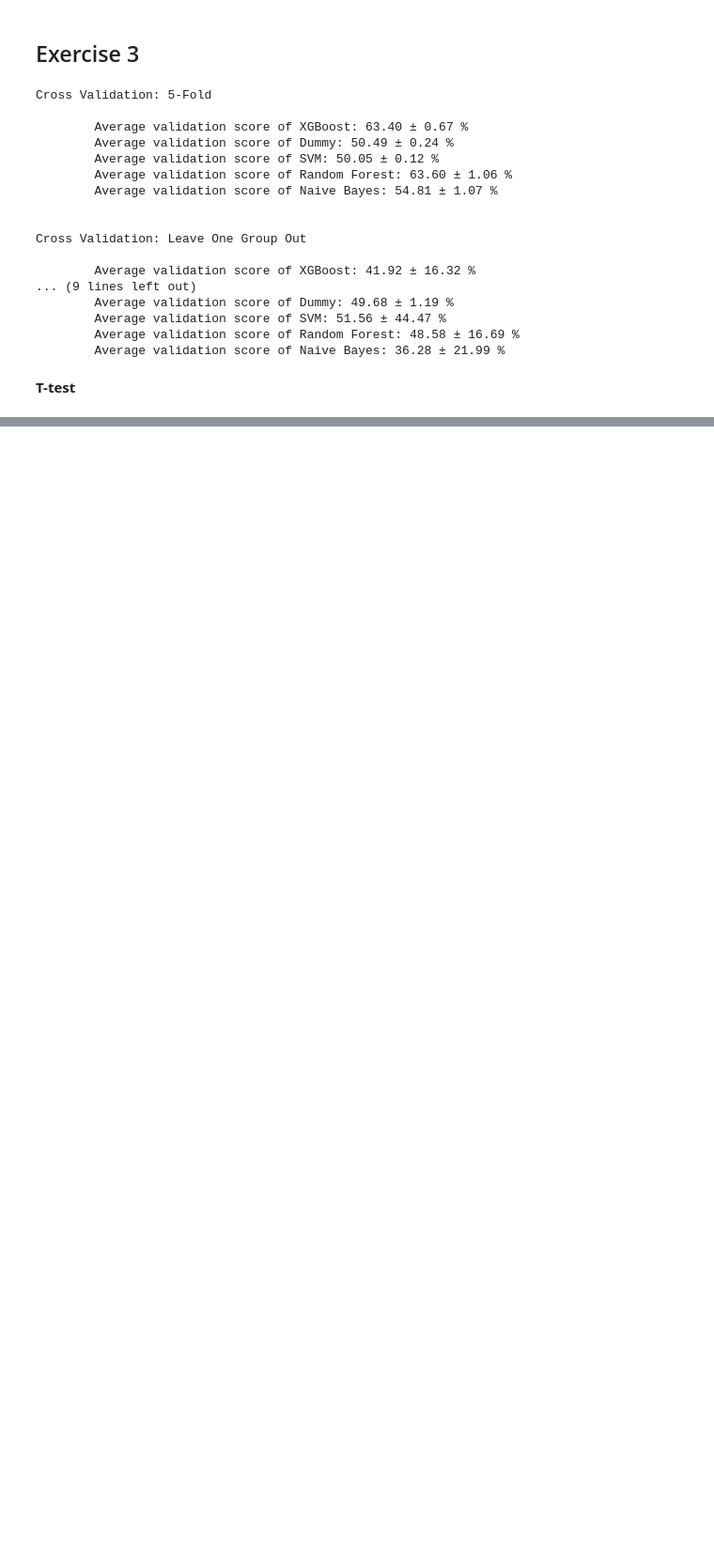
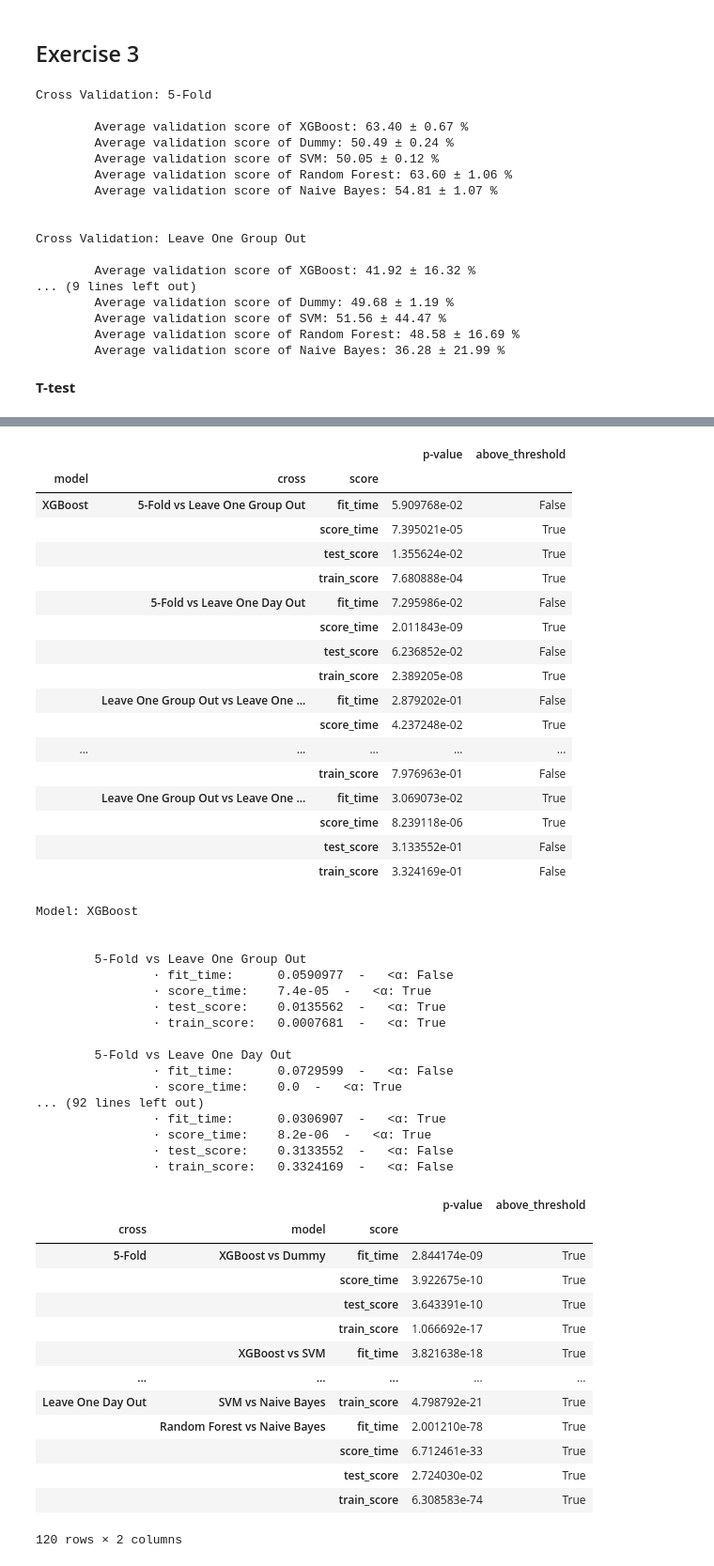
Before and after one commit to dadegrande99/AssignmentsMWC_Grandesso, a Jupyter notebook: Assignment04/MWC - Assignment04 - Davide Grandesso.ipynb, the cells around one changed output, grey strips where cells are left out. Shown at 94% size. Cells and saved outputs as stored; diff of their text form; code cells hidden in the pictures; blank space fills up the shorter version.

```diff
--- a/Assignment04/MWC - Assignment04 - Davide Grandesso.ipynb
+++ b/Assignment04/MWC - Assignment04 - Davide Grandesso.ipynb
@@ -1263,0 +1293,70 @@ Model: XGBoost
+# %%
+display(test_df1)
+
+for model in test_df1.index.get_level_values(0).unique():
+    print(f"\n\nModel: {model}\n")
+    for cross in test_df1.index.get_level_values(1).unique():
+        print(f"\n\t{cross}")
+        for score in test_df1.index.get_level_values(2).unique():
+            print(f"\t\t\u00b7 {score}:\t {round(test_df1.loc[model, cross, score]['p-value'], 7)}  -   <\u03b1: {test_df1.loc[model, cross, score]['above_threshold']}")
+
+###############
+
+display(test_df2)
+
+for cross in test_df2.index.get_level_values(0).unique():
+    print(f"\n\nCross Validation: {cross}\n")
+    for model in test_df2.index.get_level_values(1).unique():
+        print(f"\n\t{model}")
+        for score in test_df2.index.get_level_values(2).unique():
+            print(f"\t\t\u00b7 {score}:\t {round(test_df2.loc[cross, model, score]['p-value'], 7)}  -   <\u03b1: {test_df2.loc[cross, model, score]['above_threshold']}")
+# %% [output]
+|  |  |  | p-value | above_threshold |
+| model | cross | score |  |  |
+| XGBoost | 5-Fold vs Leave One Group Out | fit_time | 5.909768e-02 | False |
+|  |  | score_time | 7.395021e-05 | True |
+|  |  | test_score | 1.355624e-02 | True |
+|  |  | train_score | 7.680888e-04 | True |
+|  | 5-Fold vs Leave One Day Out | fit_time | 7.295986e-02 | False |
+|  |  | score_time | 2.011843e-09 | True |
+|  |  | test_score | 6.236852e-02 | False |
+|  |  | train_score | 2.389205e-08 | True |
+|  | Leave One Group Out vs Leave One ... | fit_time | 2.879202e-01 | False |
+|  |  | score_time | 4.237248e-02 | True |
+| ... | ... | ... | ... | ... |
+|  |  | train_score | 7.976963e-01 | False |
+|  | Leave One Group Out vs Leave One ... | fit_time | 3.069073e-02 | True |
+|  |  | score_time | 8.239118e-06 | True |
+|  |  | test_score | 3.133552e-01 | False |
+|  |  | train_score | 3.324169e-01 | False |
+Model: XGBoost
+
+
+        5-Fold vs Leave One Group Out
+                · fit_time:      0.0590977  -   <α: False
+                · score_time:    7.4e-05  -   <α: True
+                · test_score:    0.0135562  -   <α: True
+                · train_score:   0.0007681  -   <α: True
+
+        5-Fold vs Leave One Day Out
+                · fit_time:      0.0729599  -   <α: False
+                · score_time:    0.0  -   <α: True
+... (92 lines left out)
+                · fit_time:      0.0306907  -   <α: True
+                · score_time:    8.2e-06  -   <α: True
+                · test_score:    0.3133552  -   <α: False
+                · train_score:   0.3324169  -   <α: False
+|  |  |  | p-value | above_threshold |
+| cross | model | score |  |  |
+| 5-Fold | XGBoost vs Dummy | fit_time | 2.844174e-09 | True |
+|  |  | score_time | 3.922675e-10 | True |
+|  |  | test_score | 3.643391e-10 | True |
+|  |  | train_score | 1.066692e-17 | True |
+|  | XGBoost vs SVM | fit_time | 3.821638e-18 | True |
+| ... | ... | ... | ... | ... |
+| Leave One Day Out | SVM vs Naive Bayes | train_score | 4.798792e-21 | True |
+|  | Random Forest vs Naive Bayes | fit_time | 2.001210e-78 | True |
+|  |  | score_time | 6.712461e-33 | True |
+|  |  | test_score | 2.724030e-02 | True |
+|  |  | train_score | 6.308583e-74 | True |
+120 rows × 2 columns
```
Also changed, not shown: parts of 9 cells of this notebook.
